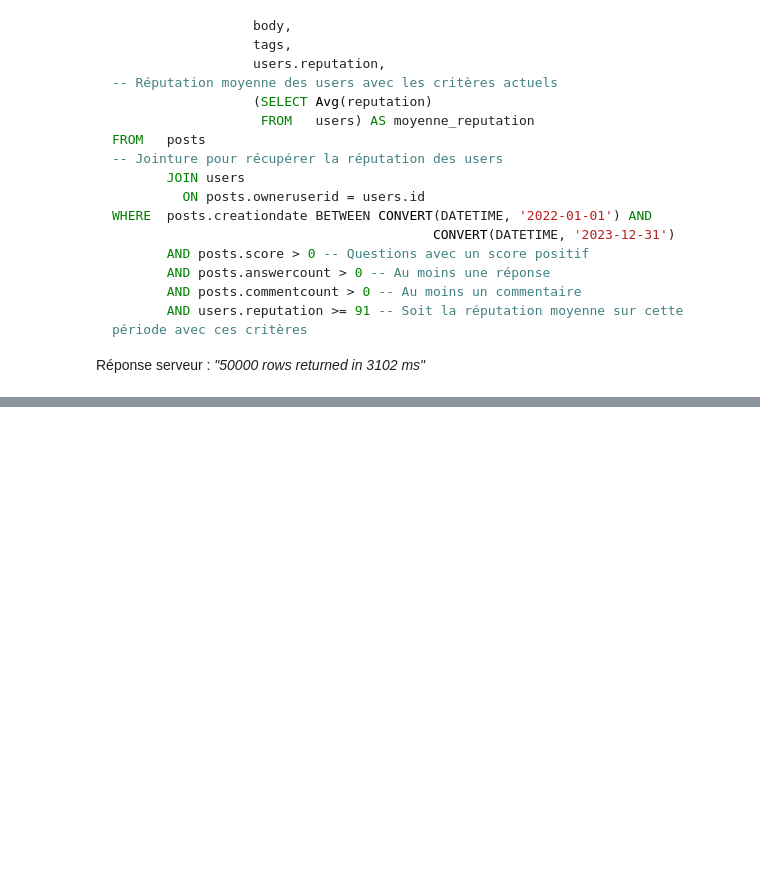
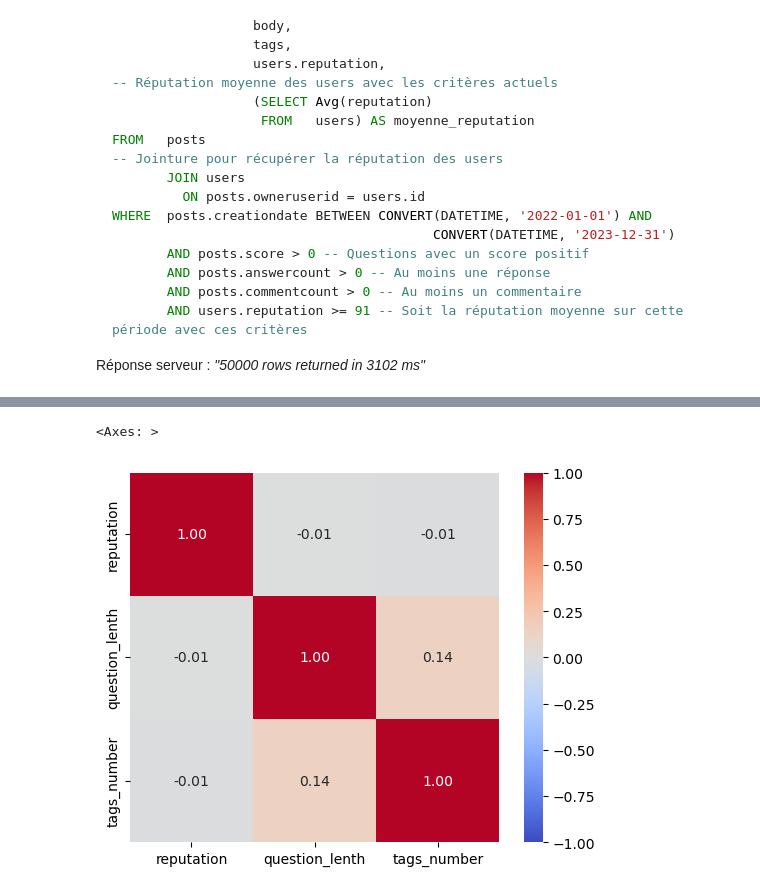
Before and after one commit to BiGHeaDMaX/Suggestion-automatique-de-mots-cles, a Jupyter notebook: 01 - Pré-traitements et Exploration.ipynb, the cells around one changed output, grey strips where cells are left out. Drawn from its saved outputs; the diff is of its cells as text; code cells hidden in the pictures; blank space fills up the shorter version.

```diff
--- a/01 - Pré-traitements et Exploration.ipynb
+++ b/01 - Pré-traitements et Exploration.ipynb
@@ -49,0 +248,13 @@ Réponse serveur : *"50000 rows returned in 3102 ms"*
+# %%
+# création de 2 nouvelles variables pour l'exploration
+
+data['question_lenth'] = data.corpus.str.len()
+data['tags_number'] = data.tags.str.len()
+# %%
+# corrélations entre les variables numériques
+
+corr = data.corr(numeric_only=True)
+sns.heatmap(corr, vmin=-1, vmax=1, cmap="coolwarm", annot=True, fmt=".2f", square=True)
+# %% [output]
+<Axes: >
+[figure, added]
```
Also changed, not shown: parts of 43 cells of this notebook.
